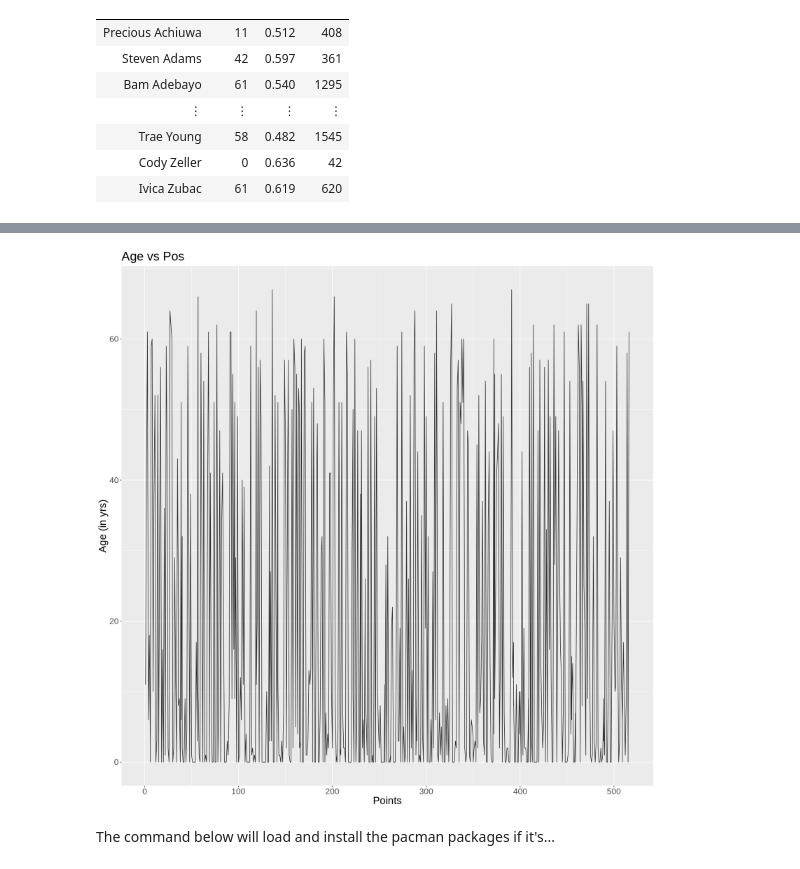
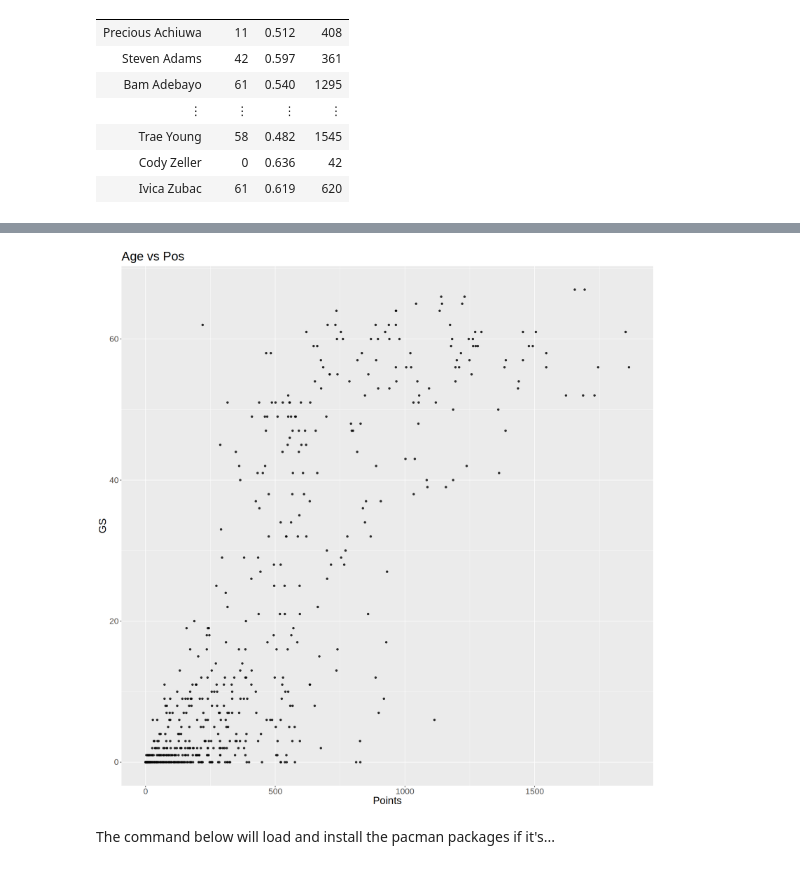
Before and after one commit to DrakenRaptor/Section006-28-Proposal, a Jupyter notebook: ProjectTrial.ipynb, the cells around one changed output, grey strips where cells are left out. Saved outputs shown, nothing was run; the diff lists cells and outputs as text; code cells hidden in the pictures.

Commit message:
Changed plot
Changed plot

```diff
--- a/ProjectTrial.ipynb
+++ b/ProjectTrial.ipynb
@@ -115,15 +126,15 @@ position_plot
 # %%
 options(repr.plot.width = 15, repr.plot.height = 15)
 
 rk_plot <- page |>
-    ggplot(aes(x = Rk, y = GS)) +
-    geom_line(alpha = 0.8) +
-    labs(x = "Points", y = "Age (in yrs)", color = "Position", title = "Age vs Pos") +
+    ggplot(aes(x = PTS, y = GS)) +
+    geom_point(alpha = 0.8) +
+    labs(x = "Points", y = "GS", color = "Position", title = "Age vs Pos") +
     theme(text = element_text(size = 20))
 
 rk_plot
 # %% [output]
-[figure, old version]
+[figure, new version]
 # %% [markdown]
 The command below will load and install the pacman packages if it's...
 # %% [markdown]
```
Also changed, not shown: parts of 2 cells of this notebook.
